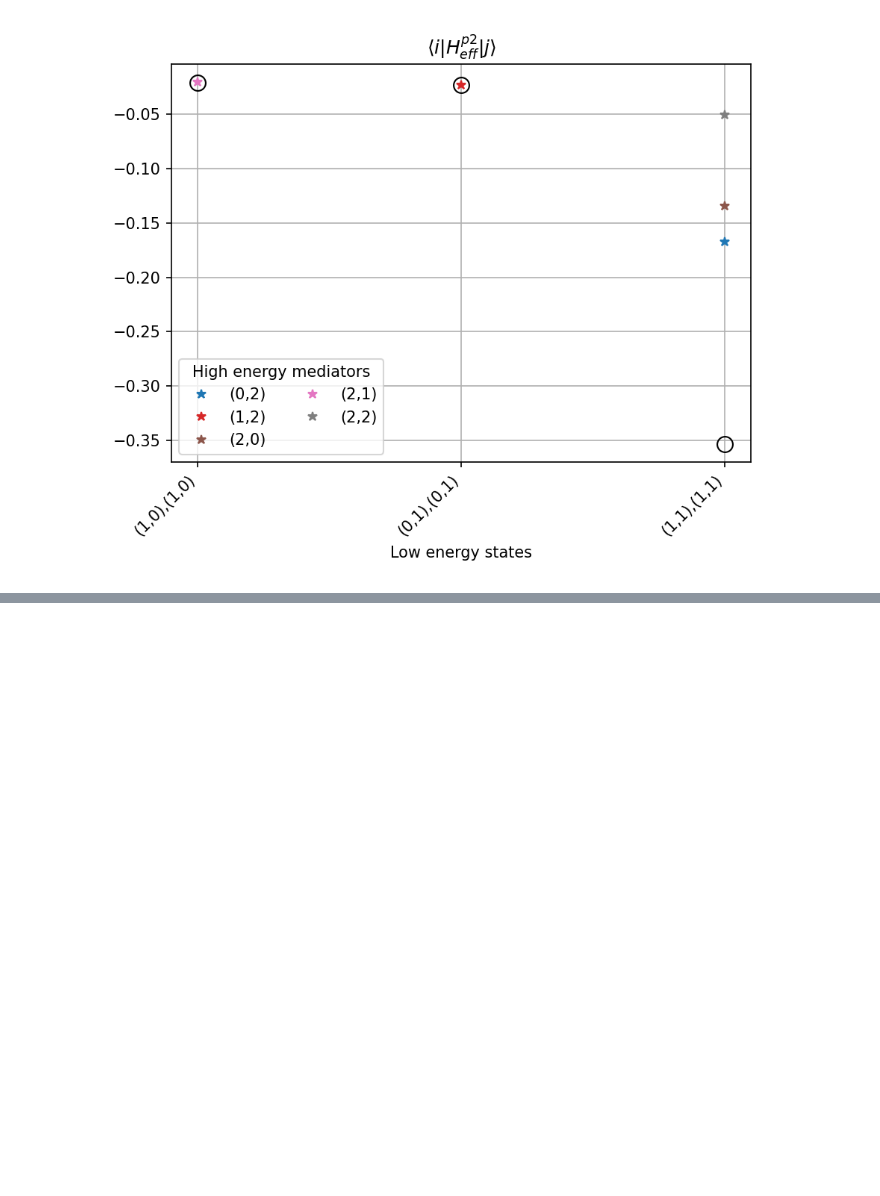
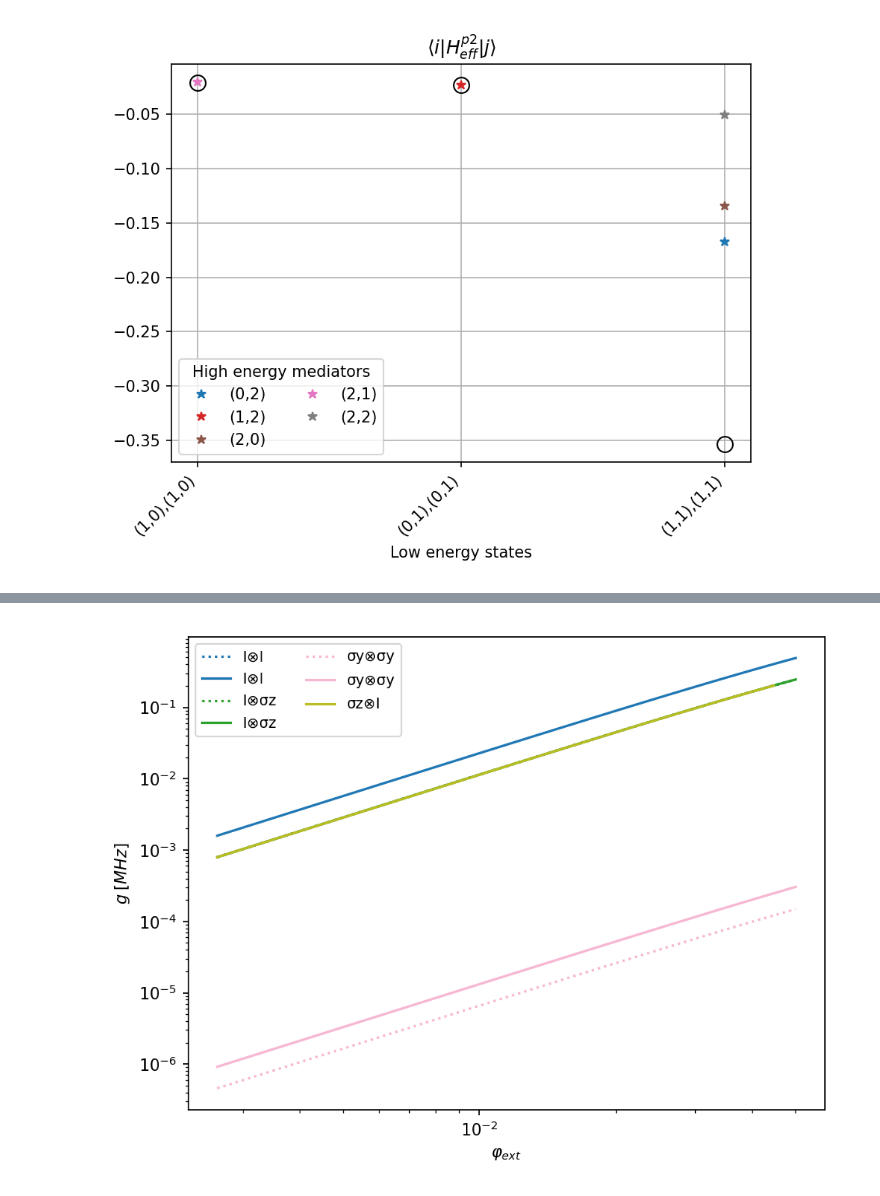
Before and after one commit to GabrielJauma/tunable-capacitive-coupling-flux-qubits, a Jupyter notebook: two_unit_cells_capacitively_coupled/unit_cell-C-unit_cell_effective_hamiltonian.ipynb, the cells around one changed output, grey strips where cells are left out. Cells and saved outputs as stored; diff of their text form; code cells hidden in the pictures; blank space fills up the shorter version.

```diff
--- a/two_unit_cells_capacitively_coupled/unit_cell-C-unit_cell_effective_hamiltonian.ipynb
+++ b/two_unit_cells_capacitively_coupled/unit_cell-C-unit_cell_effective_hamiltonian.ipynb
@@ -294,0 +345,17 @@ sq_ext.plot_second_order_contributions(H_eff_p2_decomposed, labels_low, labels_h
+# %%
+Pauli_p1_full  = Pauli_p1
+Pauli_p2_full  = Pauli_p2
+Pauli_SWT_full = Pauli_SWT
+# %%
+n_eig  = 5
+# n_plot = 20
+# CC_values = np.geomspace(1e-4,2e2)
+
+N_elements = 2
+basis_states = [(0,0), (1,0), (0,1), (1,1)]
+max_excitations_mediating_states=4
+mediating_states = sq_ext.generate_mediating_states(N_elements, basis_states, max_excitations_mediating_states)
+labels_low = [f'({i},{j})' for i, j in basis_states]
+labels_high = [f'({i},{j})' for i, j in mediating_states]
+
+n_eig_extra_low = 2
@@ -294,0 +409,30 @@ sq_ext.plot_second_order_contributions(H_eff_p2_decomposed, labels_low, labels_h
+# %%
+fig, ax1 = plt.subplots( dpi=150)
+linestyles = ['-', '--','-' ]
+labels = ['I', 'σx', 'σy', 'σz']
+colors = figs.generate_colors_from_colormap(16, 'tab20')
+# colors = figs.generate_colors_from_colormap(9, 'Set1') + figs.generate_colors_from_colormap(9, 'Set2')
+
+Pauli_decomp_full = Pauli_p1_full
+Pauli_decomp = Pauli_p1
+
+for i in range(4):
+    for j in range(4):
+        if np.any( np.abs(Pauli_decomp[1:,i,j]- Pauli_decomp[0,i,j]) >1e-12):
+            ax1.plot(φ_ext_values[1::i+1]-0.5,np.abs(Pauli_decomp[1:,i,j]- Pauli_decomp[0,i,j])[::i+1],  ':',color = colors[i*4+j], label = f'{labels[i]}' + r'$\otimes$' + f'{labels[j]}' )
+        if np.any( np.abs(Pauli_decomp_full[1:,i,j]- Pauli_decomp_full[0,i,j]) >1e-12):
+            ax1.plot(φ_ext_values[1::i+1]-0.5,np.abs(Pauli_decomp_full[1:,i,j]- Pauli_decomp_full[0,i,j])[::i+1],  '-',color = colors[i*4+j], label = f'{labels[i]}' + r'$\otimes$' + f'{labels[j]}' )
+
+ax1.legend(ncol=2, fontsize=9)
+
+ax1.set_yscale('log')
+ax1.set_xscale('log')
+# ax1.set_ylim([1e-5,1e1])
+# ax1.set_xlim([1e-7,7e-3])
+ax1.set_ylabel('$g \; [MHz]$')
+ax1.set_xlabel(r'$\varphi_{ext}$')
+
+fig.tight_layout()
+fig.show()
+# %% [output]
+[figure, added]
```
Also changed, not shown: parts of 5 cells of this notebook, 1 other file.
